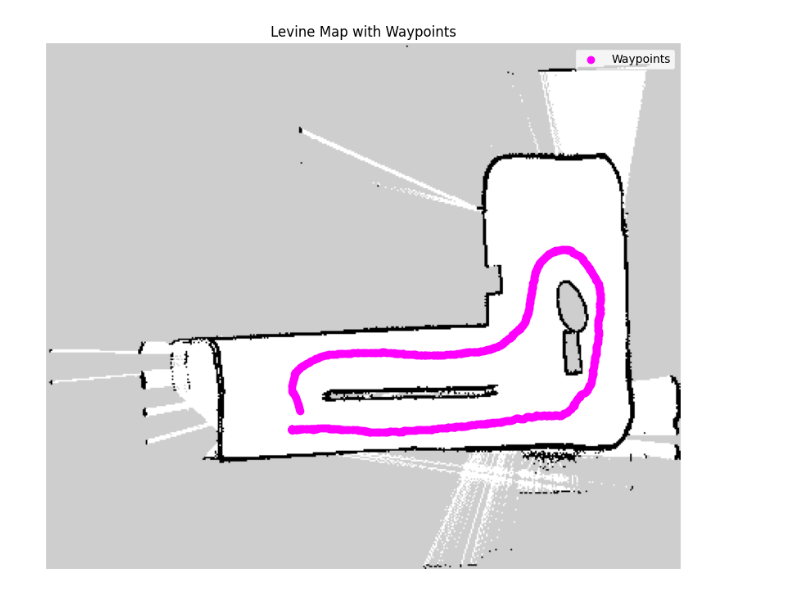
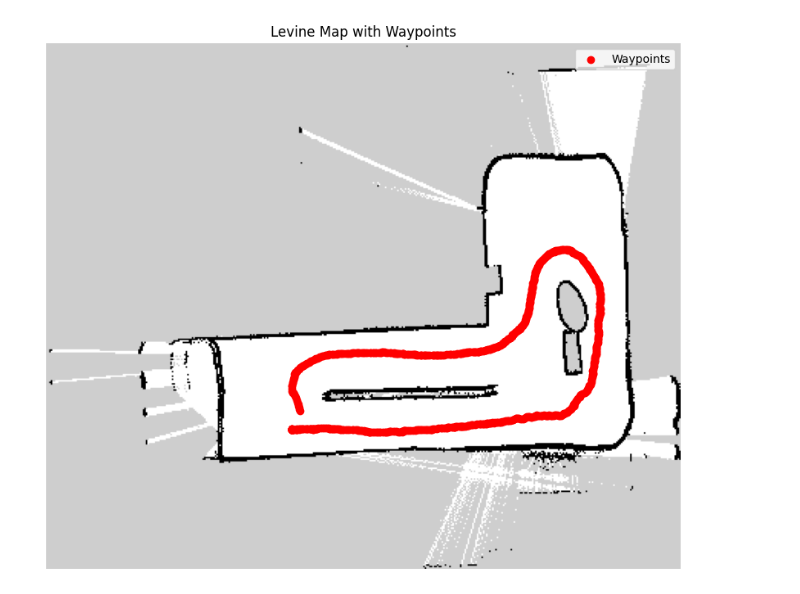
Before and after one commit to HappyWalkers/learning_adaptive_safety, a Jupyter notebook: f1tenth_racetracks_overrides/General1/data.ipynb, the cells around one changed output. Saved outputs shown, nothing was run; the diff lists cells and outputs as text; code cells hidden in the pictures.

```diff
--- a/f1tenth_racetracks_overrides/General1/data.ipynb
+++ b/f1tenth_racetracks_overrides/General1/data.ipynb
@@ -3,6 +3,8 @@ import yaml
 import pandas as pd
 import matplotlib.pyplot as plt
 import matplotlib.image as mpimg
+import cv2
+import numpy as np
 
 # First, let's load and parse the YAML file to get the map information
 yaml_path = './General1_map.yaml'
@@ -20,32 +22,33 @@ levine_resolution = yaml_data['resolution']
 levine_origin = yaml_data['origin']
 levine_negate = yaml_data['negate']
 
 # The CSV file does not have headers, so we will assume the first two columns are 'x' and 'y'.
 # We will read the CSV file again with no header and assign the correct columns.
 
 # Define column names for the waypoints data
 columns = ['x', 'y', 'not_used1', 'not_used2']
 
 # Load the waypoints data with the correct column names
 waypoints_df = pd.read_csv(waypoints_path, names=columns)
 
 # Adjust waypoints to world frame using the provided resolution and origin from the YAML file
 waypoints_df['world_x'] = (waypoints_df['x'])
 waypoints_df['world_y'] = (waypoints_df['y'])
 # We have a NameError because 'levine_img' is not defined. It seems we skipped loading the .pgm image file.
 # Let's load the Levine map image and plot the waypoints again.
 
 # Load the Levine map image
 levine_img = mpimg.imread(levine_image_path)
 
 # Plot the Levine map with waypoints
+# %matplotlib tk
 plt.figure(figsize=(10, 10))
 plt.imshow(levine_img, extent=[levine_origin[0], levine_origin[0] + levine_img.shape[1]*levine_resolution,
                                levine_origin[1], levine_origin[1] + levine_img.shape[0]*levine_resolution], cmap='gray')
-plt.scatter(waypoints_df['world_x'], waypoints_df['world_y'], c='magenta', label='Waypoints')  # Magenta for waypoints
+plt.scatter(waypoints_df['world_x'], waypoints_df['world_y'], c='r', label='Waypoints')  # Magenta for waypoints
 plt.legend()
 plt.axis('off')
 plt.title('Levine Map with Waypoints')
 plt.show()
 # %% [output]
-[figure, old version]
+[figure, new version]
```
Also changed, not shown: parts of 3 cells of this notebook, 11 other files.
